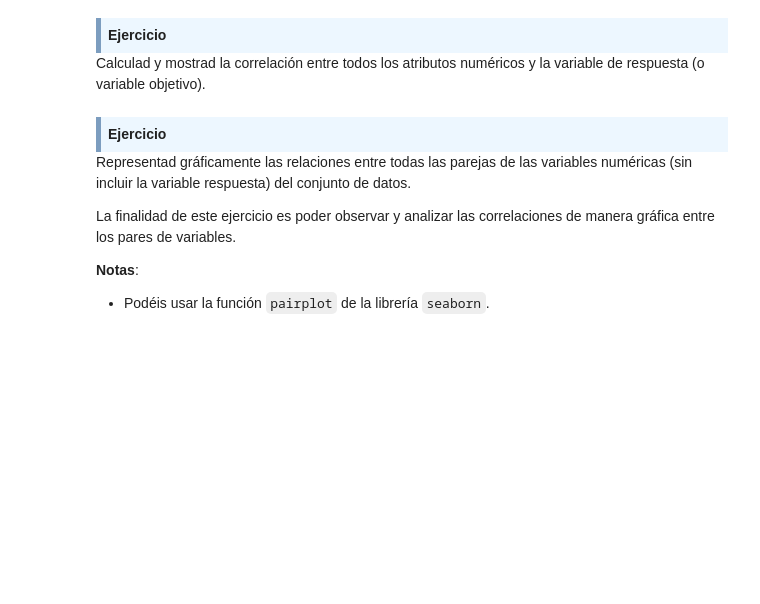
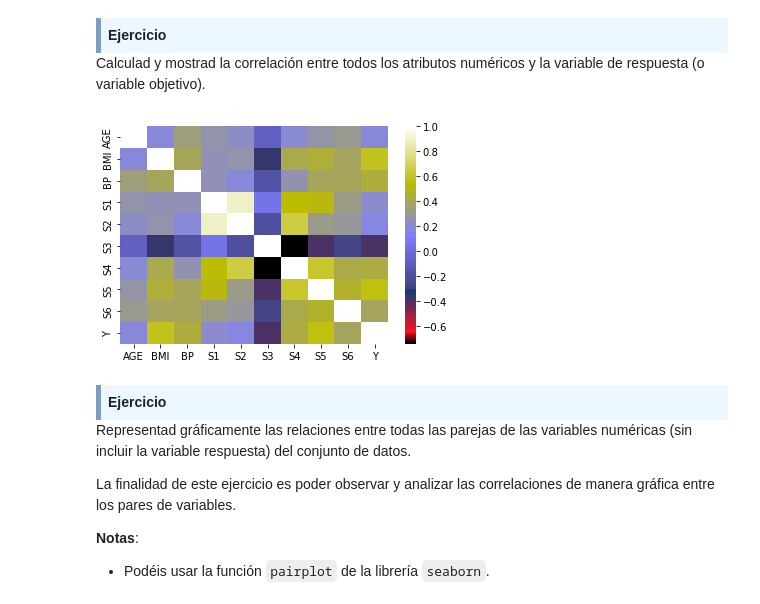
Before and after one commit to angelbujalance/MAME_PEC, a Jupyter notebook: M2.855_20221_PEC1-Enunciado.ipynb, the cells around one changed output. Saved outputs shown, nothing was run; the diff lists cells and outputs as text; code cells hidden in the pictures; blank space fills up the shorter version.

```diff
--- a/M2.855_20221_PEC1-Enunciado.ipynb
+++ b/M2.855_20221_PEC1-Enunciado.ipynb
@@ -175,6 +304,13 @@ Atributos numéricos : ['age', 'sex', 'bmi', 'bp', 's1', 's2', 's3', 's4', 's5',
 </div>
 
 Calculad y mostrad la correlación entre todos los atributos numéricos y la variable de respuesta (o variable objetivo).
+# %%
+diab_corr = cuant.corr()
+
+sns.heatmap(diab_corr, cmap="gist_stern")
+plt.show()
+# %% [output]
+[figure, added]
 # %% [markdown]
 <div style="background-color: #EDF7FF; border-color: #7C9DBF; border-left: 5px solid #7C9DBF; padding: 0.5em;">
 <strong>Ejercicio</strong>
```
Also changed, not shown: parts of 14 cells of this notebook.
